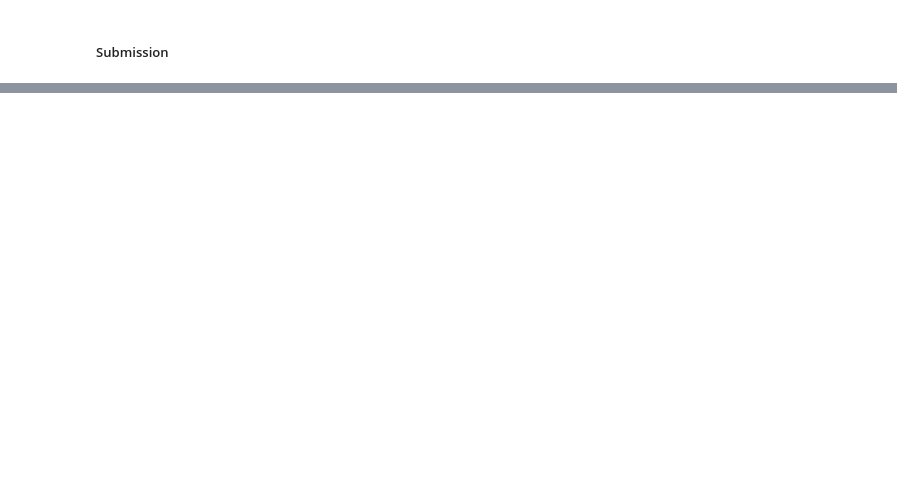
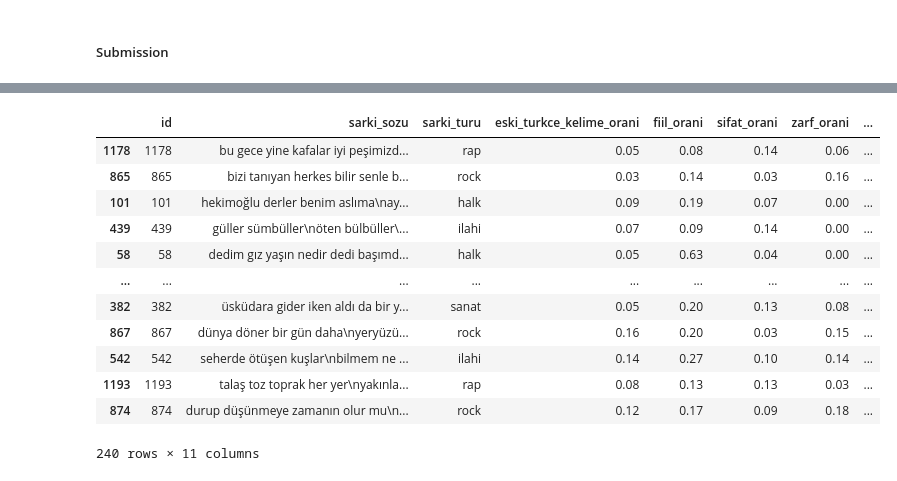
Before and after one commit to hasanerdemak/NLP-Music-Genre-Classification, a Jupyter notebook: notebooks/LSTM_with_FASTTEXT.ipynb, the cells around one changed output, grey strips where cells are left out. Cells and saved outputs as stored; diff of their text form; code cells hidden in the pictures; blank space fills up the shorter version.

```diff
--- a/notebooks/LSTM_with_FASTTEXT.ipynb
+++ b/notebooks/LSTM_with_FASTTEXT.ipynb
@@ -245,0 +250,19 @@ AttributeError: 'Sequential' object has no attribute 'predict_classes'
+# %%
+test_df = pd.read_csv("../dataset/demo_dataset.csv")
+
+processed_docs_test = test_df['sarki_sozu'].tolist()
+
+print("tokenizing input data...")
+tokenizer = Tokenizer(num_words=MAX_NB_WORDS, lower=True, char_level=False)
+tokenizer.fit_on_texts(processed_docs_test)
+word_seq_test = tokenizer.texts_to_sequences(processed_docs_test)
+
+#pad sequences
+word_seq_test = pad_sequences(word_seq_test, maxlen=197)
+
+predictions = model.predict(word_seq_test)
+pred_labels = np.argmax(predictions, axis=1)
+
+label_mapping = {0: "halk", 1: "ilahi", 2: "pop", 3: "rap", 4: "rock", 5: "sanat"}
+converted_pred_labels = [label_mapping[x] for x in pred_labels]
+print(converted_pred_labels)
@@ -248,0 +321,16 @@ keras.backend.clear_session()
+# %%
+test_df
+# %% [output]
+|  | id | sarki_sozu | sarki_turu | eski_turkce_kelime_orani | fiil_orani | sifat_orani | zarf_orani | ... |
+| 1178 | 1178 | bu gece yine kafalar iyi peşimizd... | rap | 0.05 | 0.08 | 0.14 | 0.06 | ... |
+| 865 | 865 | bizi tanıyan herkes bilir senle b... | rock | 0.03 | 0.14 | 0.03 | 0.16 | ... |
+| 101 | 101 | hekimoğlu derler benim aslıma\nay... | halk | 0.09 | 0.19 | 0.07 | 0.00 | ... |
+| 439 | 439 | güller sümbüller\nöten bülbüller\... | ilahi | 0.07 | 0.09 | 0.14 | 0.00 | ... |
+| 58 | 58 | dedim gız yaşın nedir dedi başımd... | halk | 0.05 | 0.63 | 0.04 | 0.00 | ... |
+| ... | ... | ... | ... | ... | ... | ... | ... | ... |
+| 382 | 382 | üsküdara gider iken aldı da bir y... | sanat | 0.05 | 0.20 | 0.13 | 0.08 | ... |
+| 867 | 867 | dünya döner bir gün daha\nyeryüzü... | rock | 0.16 | 0.20 | 0.03 | 0.15 | ... |
+| 542 | 542 | seherde ötüşen kuşlar\nbilmem ne ... | ilahi | 0.14 | 0.27 | 0.10 | 0.14 | ... |
+| 1193 | 1193 | talaş toz toprak her yer\nyakınla... | rap | 0.08 | 0.13 | 0.13 | 0.03 | ... |
+| 874 | 874 | durup düşünmeye zamanın olur mu\n... | rock | 0.12 | 0.17 | 0.09 | 0.18 | ... |
+240 rows × 11 columns
```
Also changed, not shown: parts of 15 cells of this notebook, 11 other files.
